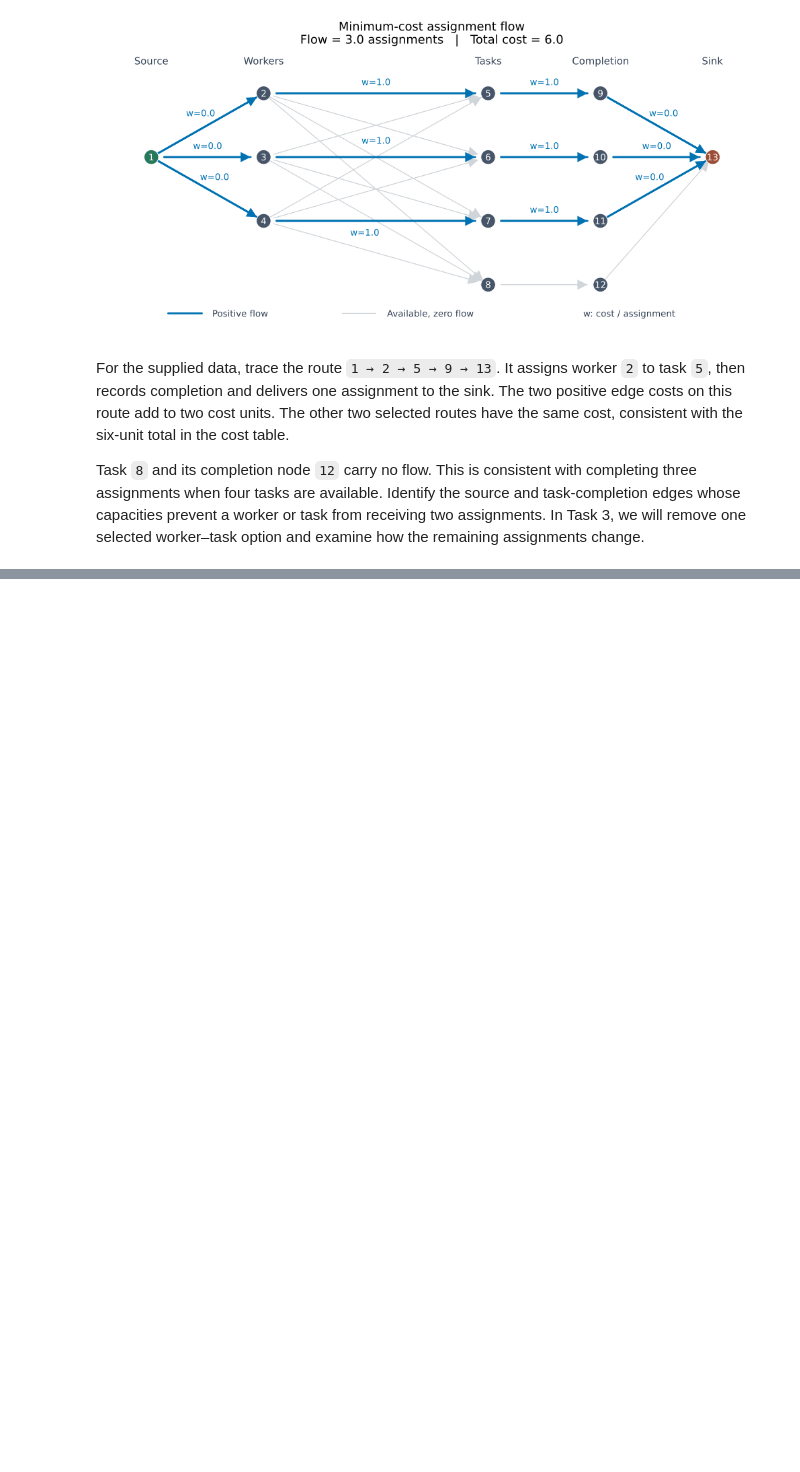
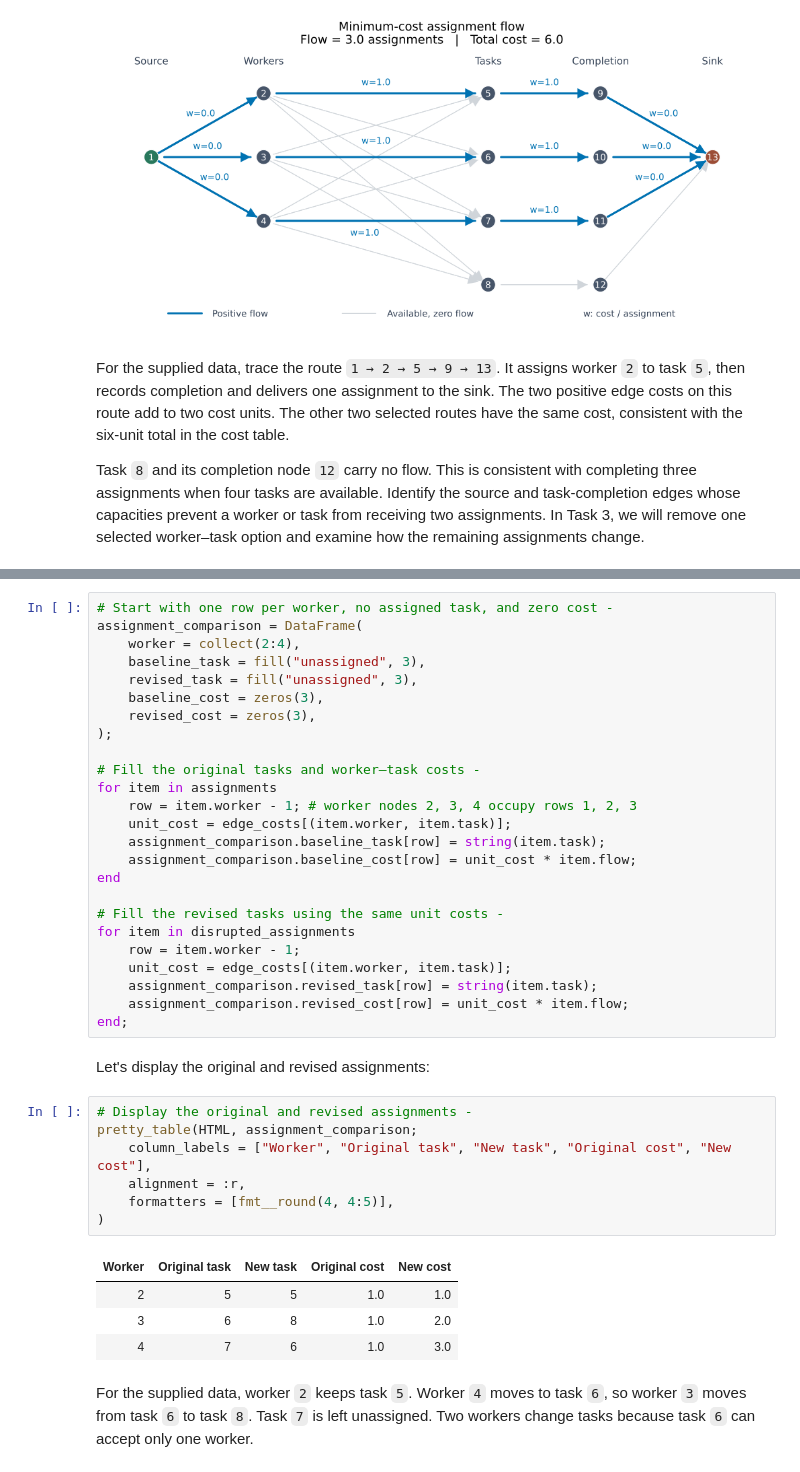
Before and after one commit to varnerlab/CHEME-5800-CourseRepository-Fall-2026, a Jupyter notebook: weeks/week-05/L5d/CHEME-5800-L5d-Lab-MinimumCostAssignmentFlow-Fall-2026.ipynb, the cells around one changed output, grey strips where cells are left out. Saved outputs shown, nothing was run; the diff lists cells and outputs as text; blank space fills up the shorter version.

```diff
--- a/weeks/week-05/L5d/CHEME-5800-L5d-Lab-MinimumCostAssignmentFlow-Fall-2026.ipynb
+++ b/weeks/week-05/L5d/CHEME-5800-L5d-Lab-MinimumCostAssignmentFlow-Fall-2026.ipynb
@@ -308,0 +357,41 @@ pretty_table(DataFrame(disrupted_assignments))
+# %%
+# Start with one row per worker, no assigned task, and zero cost -
+assignment_comparison = DataFrame(
+    worker = collect(2:4),
+    baseline_task = fill("unassigned", 3),
+    revised_task = fill("unassigned", 3),
+    baseline_cost = zeros(3),
+    revised_cost = zeros(3),
+);
+
+# Fill the original tasks and worker–task costs -
+for item in assignments
+    row = item.worker - 1; # worker nodes 2, 3, 4 occupy rows 1, 2, 3
+    unit_cost = edge_costs[(item.worker, item.task)];
+    assignment_comparison.baseline_task[row] = string(item.task);
+    assignment_comparison.baseline_cost[row] = unit_cost * item.flow;
+end
+
+# Fill the revised tasks using the same unit costs -
+for item in disrupted_assignments
+    row = item.worker - 1;
+    unit_cost = edge_costs[(item.worker, item.task)];
+    assignment_comparison.revised_task[row] = string(item.task);
+    assignment_comparison.revised_cost[row] = unit_cost * item.flow;
+end;
+# %% [markdown]
+Let's display the original and revised assignments:
+# %%
+# Display the original and revised assignments -
+pretty_table(HTML, assignment_comparison;
+    column_labels = ["Worker", "Original task", "New task", "Original cost", "New cost"],
+    alignment = :r,
+    formatters = [fmt__round(4, 4:5)],
+)
+# %% [output]
+| Worker | Original task | New task | Original cost | New cost |
+| 2 | 5 | 5 | 1.0 | 1.0 |
+| 3 | 6 | 8 | 1.0 | 2.0 |
+| 4 | 7 | 6 | 1.0 | 3.0 |
+# %% [markdown]
+For the supplied data, worker `2` keeps task `5`. Worker `4` moves to task `6`, so worker `3` moves from task `6` to task `8`. Task `7` is left unassigned. Two workers change tasks because task `6` can accept only one worker.
```
Also changed, not shown: parts of 26 cells of this notebook, 8 other files.
